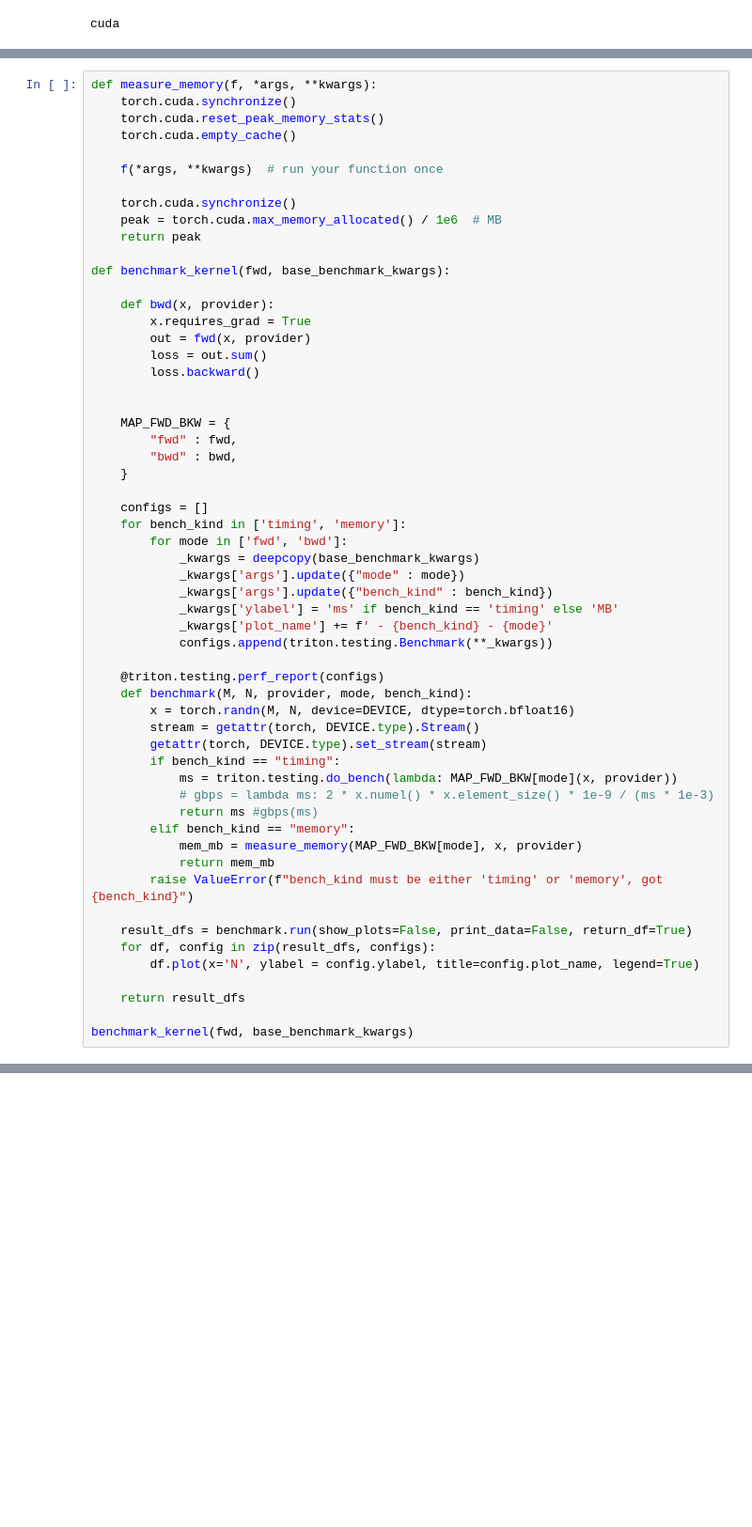
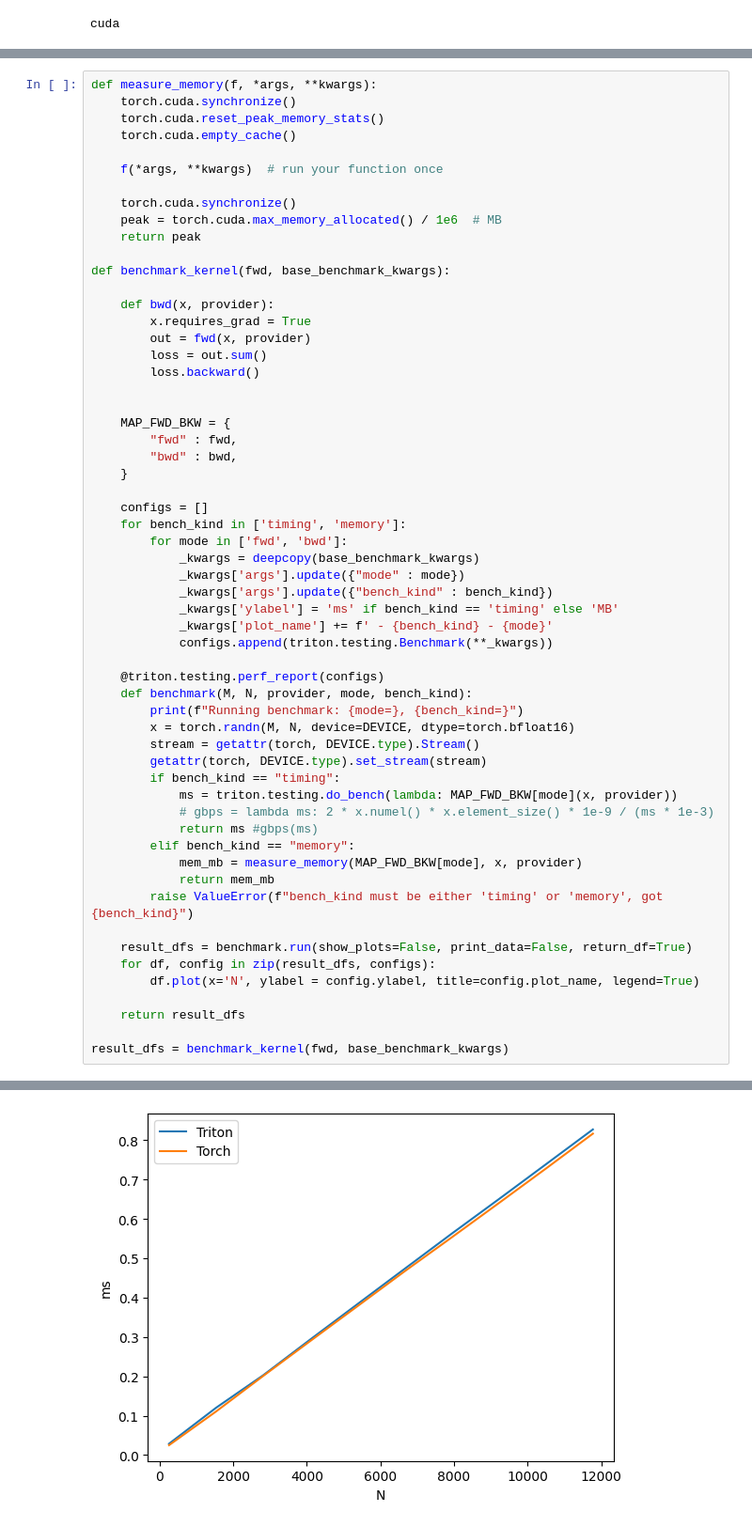
Before and after one commit to matteobonotto/triton-kernels, a Jupyter notebook: notebooks/gelu.ipynb, the cells around one changed output, grey strips where cells are left out. Shown at 94% size. Saved outputs shown, nothing was run; the diff lists cells and outputs as text; blank space fills up the shorter version.

```diff
--- a/notebooks/gelu.ipynb
+++ b/notebooks/gelu.ipynb
@@ -200,6 +289,7 @@ def benchmark_kernel(fwd, base_benchmark_kwargs):
 
     @triton.testing.perf_report(configs)
     def benchmark(M, N, provider, mode, bench_kind):
+        print(f"Running benchmark: {mode=}, {bench_kind=}")
         x = torch.randn(M, N, device=DEVICE, dtype=torch.bfloat16)
         stream = getattr(torch, DEVICE.type).Stream()
         getattr(torch, DEVICE.type).set_stream(stream)
@@ -218,4 +308,5 @@ def benchmark_kernel(fwd, base_benchmark_kwargs):
 
     return result_dfs
 
-benchmark_kernel(fwd, base_benchmark_kwargs)
+result_dfs = benchmark_kernel(fwd, base_benchmark_kwargs)
+# %% [output]
@@ -221,0 +317 @@ benchmark_kernel(fwd, base_benchmark_kwargs)
+[figure, added]
```
Also changed, not shown: parts of 6 cells of this notebook.
